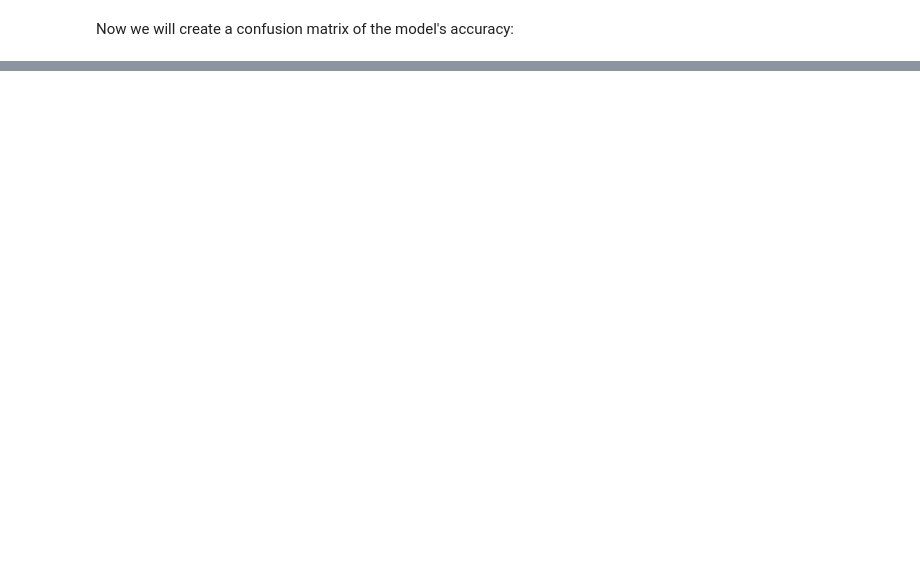
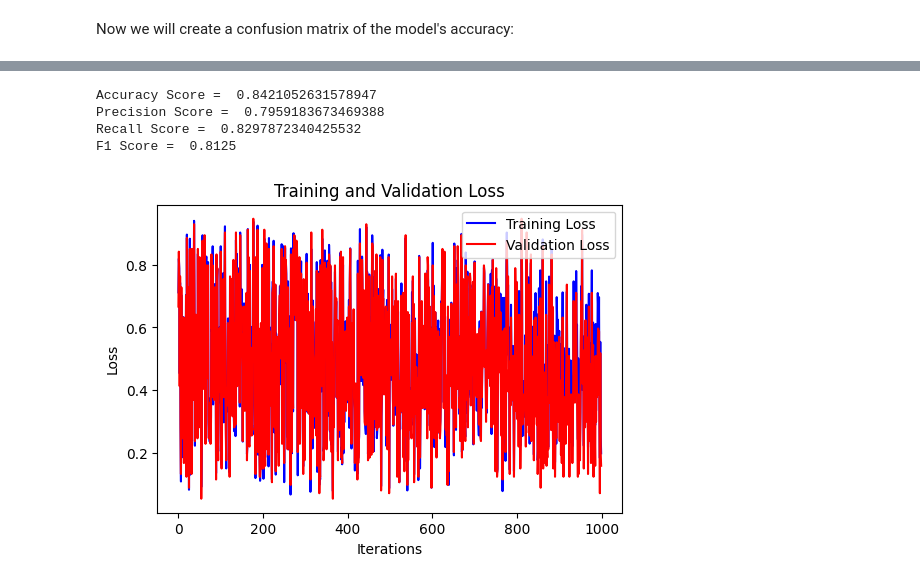
Before and after one commit to Herodegon/ECGR4105, a Jupyter notebook: Assignment3_LogisticRegression.ipynb, the cells around one changed output, grey strips where cells are left out. Drawn from its saved outputs; the diff is of its cells as text; code cells hidden in the pictures; blank space fills up the shorter version.

```diff
--- a/Assignment3_LogisticRegression.ipynb
+++ b/Assignment3_LogisticRegression.ipynb
@@ -171,0 +237,13 @@ Text(0.5, 357.55555555555554, 'Predicted label')
+# %%
+accepted_values = [True if i not in [0,1,len(dataset2.columns)-1] else False for i in range(len(dataset2.columns))]
+X2 = dataset2.iloc[:, accepted_values].values   # Using all classes as inputs
+print("X2 Fit = ", X2.shape[1])
+print("X2 = ", X2[:5])
+Y2 = dataset2.iloc[:, 1].values
+for i in range(len(Y2)):
+  if Y2[i] == 'M':
+    Y2[i] = 1
+  else:
+    Y2[i] = 0
+Y2 = Y2.astype(int)
+print("Y2 = ", Y2)
@@ -171,0 +268,6 @@ Text(0.5, 357.55555555555554, 'Predicted label')
+# %%
+X2_train, X2_test, Y2_train, Y2_test = train_test_split(X2, Y2, test_size = 0.20, random_state = 0)
+sc_X2 = StandardScaler()
+X2_train = sc_X2.fit_transform(X2_train)
+X2_test = sc_X2.transform(X2_test)
+print("X2 Test = ", X2_test[:5])
@@ -171,0 +292,61 @@ Text(0.5, 357.55555555555554, 'Predicted label')
+# %%
+Y2_train_pred = np.empty(0)
+Y2_valid_pred = np.empty(0)
+training_loss = []
+validation_loss = []
+accuracy_training = []
+accuracy_validation = []
+precision_training = []
+precision_validation = []
+recall_training = []
+recall_validation = []
+f1_training = []
+f1_validation = []
+
+# Model
+model2 = SGDClassifier(loss='squared_error',warm_start=True)
+
+# Training
+iterations = 1000
+for i in range(0,iterations):
+  model2.partial_fit(X2_train,Y2_train,classes=[0,1])
+  Y2_train_pred = model2.predict(X2_train)
+  Y2_valid_pred = model2.predict(X2_test)
+
+  # Append Loss History
+  training_loss.append(mean_squared_error(Y2_train, Y2_train_pred))
+  validation_loss.append(mean_squared_error(Y2_test, Y2_valid_pred))
+
+  # Append Accuracy History
+  accuracy_training.append(accuracy_score(Y2_train, Y2_train_pred))
+  accuracy_validation.append(accuracy_score(Y2_test, Y2_valid_pred))
+
+  # Append Precision History
+  precision_training.append(precision_score(Y2_train, Y2_train_pred))
+  precision_validation.append(precision_score(Y2_test, Y2_valid_pred))
+
+  # Append Recall History
+  recall_training.append(recall_score(Y2_train, Y2_train_pred))
+  recall_validation.append(recall_score(Y2_test, Y2_valid_pred))
+
+  # Append F1 Score History
+  f1_training.append(f1_score(Y2_train, Y2_train_pred))
+  f1_validation.append(f1_score(Y2_test, Y2_valid_pred))
+
+PrintData(Y2_test,Y2_valid_pred)
+
+# Print Histories Over Iterations
+PlotLoss(training_loss,validation_loss,iterations,"Iterations","Loss","Training and Validation Loss")
+PlotLoss(accuracy_training,accuracy_validation,iterations,"Iterations","Accuracy","Training and Validation Accuracy")
+PlotLoss(precision_training,precision_validation,iterations,"Iterations","Precision","Training and Validation Precision")
+PlotLoss(recall_training,recall_validation,iterations,"Iterations","Recall","Training and Validation Recall")
+PlotLoss(f1_training,f1_validation,iterations,"Iterations","F1 Score","Training and Validation F1 Score")
+
+model2_matrix = confusion_matrix(Y2_test, Y2_valid_pred)
+PlotConfusionMatrix(model2_matrix)
+# %% [output]
+Accuracy Score =  0.8421052631578947
+Precision Score =  0.7959183673469388
+Recall Score =  0.8297872340425532
+F1 Score =  0.8125
+[figure, added]
```
Also changed, not shown: parts of 29 cells of this notebook.
